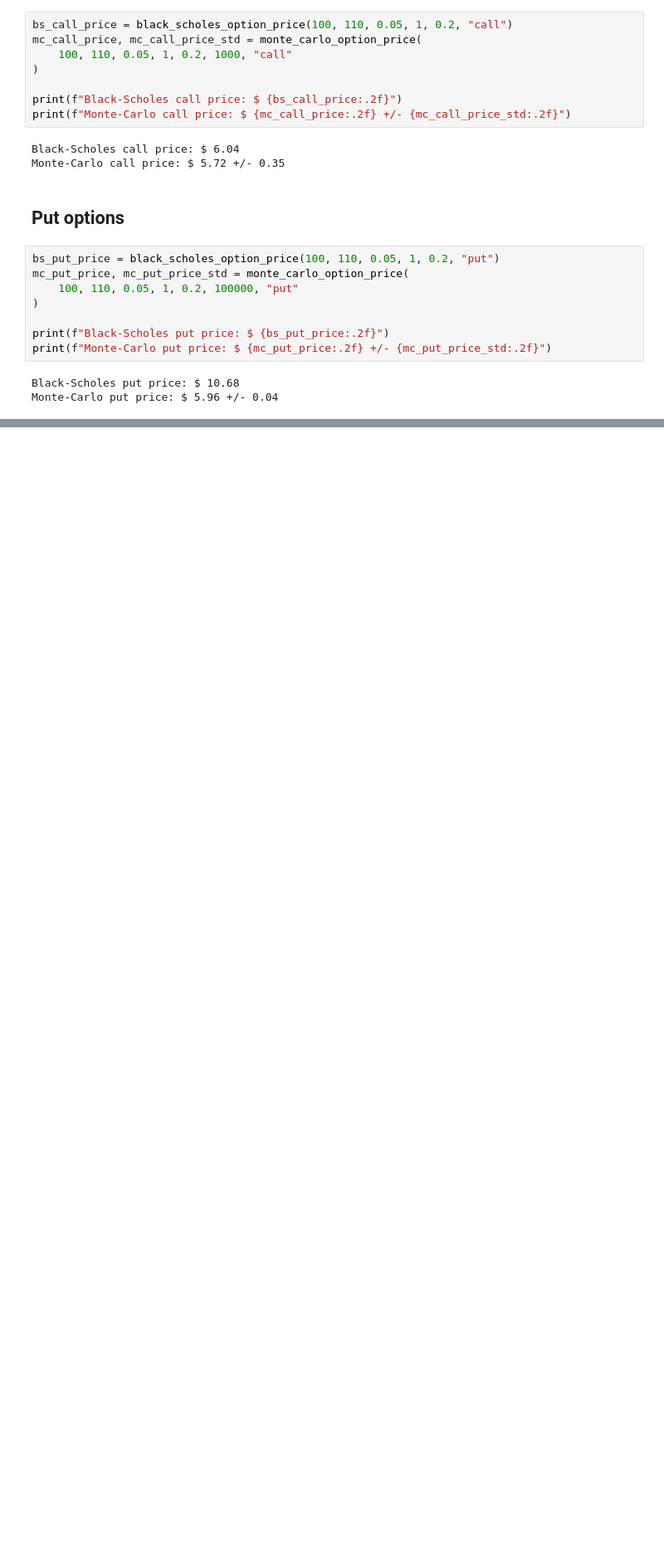
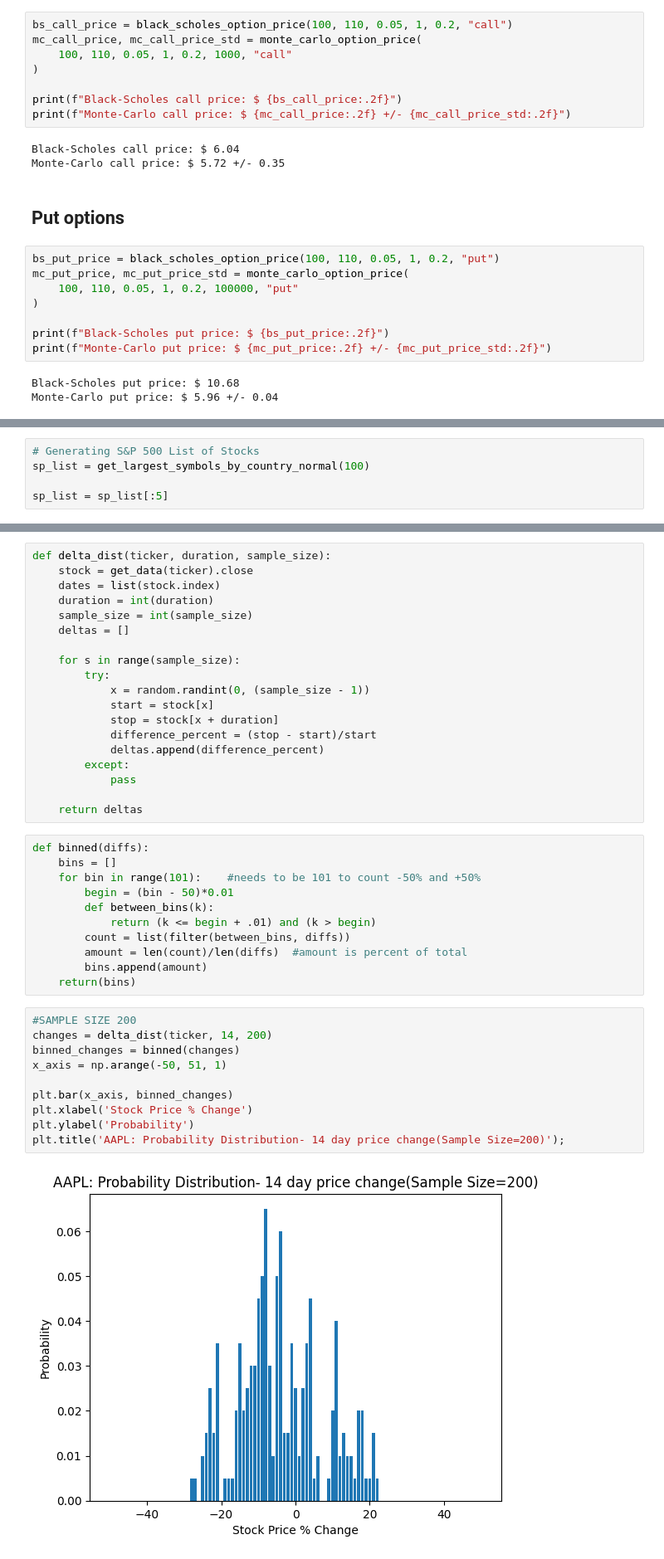
Before and after one commit to BaptisteZloch/Derivatives-journey-pricing-and-understanding, a Jupyter notebook: src/04_Option_pricing.ipynb, the cells around one changed output, grey strips where cells are left out. Shown: that part at 83% size. Cells and saved outputs as stored; diff of their text form; blank space fills up the shorter version.

```diff
--- a/src/04_Option_pricing.ipynb
+++ b/src/04_Option_pricing.ipynb
@@ -111,0 +222,5 @@ Monte-Carlo put price: $ 5.96 +/- 0.04
+# %%
+# Generating S&P 500 List of Stocks
+sp_list = get_largest_symbols_by_country_normal(100)
+
+sp_list = sp_list[:5]
@@ -111,0 +351,42 @@ Monte-Carlo put price: $ 5.96 +/- 0.04
+# %%
+def delta_dist(ticker, duration, sample_size):
+    stock = get_data(ticker).close
+    dates = list(stock.index)
+    duration = int(duration)
+    sample_size = int(sample_size)
+    deltas = []
+
+    for s in range(sample_size):
+        try:
+            x = random.randint(0, (sample_size - 1))
+            start = stock[x]
+            stop = stock[x + duration]
+            difference_percent = (stop - start)/start
+            deltas.append(difference_percent)
+        except:
+            pass
+
+    return deltas
+# %%
+def binned(diffs):
+    bins = []
+    for bin in range(101):    #needs to be 101 to count -50% and +50%
+        begin = (bin - 50)*0.01
+        def between_bins(k):
+            return (k <= begin + .01) and (k > begin)
+        count = list(filter(between_bins, diffs))
+        amount = len(count)/len(diffs)  #amount is percent of total
+        bins.append(amount)
+    return(bins)
+# %%
+#SAMPLE SIZE 200
+changes = delta_dist(ticker, 14, 200)
+binned_changes = binned(changes)
+x_axis = np.arange(-50, 51, 1)
+
+plt.bar(x_axis, binned_changes)
+plt.xlabel('Stock Price % Change')
+plt.ylabel('Probability')
+plt.title('AAPL: Probability Distribution- 14 day price change(Sample Size=200)');
+# %% [output]
+[figure, added]
```
Also changed, not shown: parts of 19 cells of this notebook, 3 other files.
